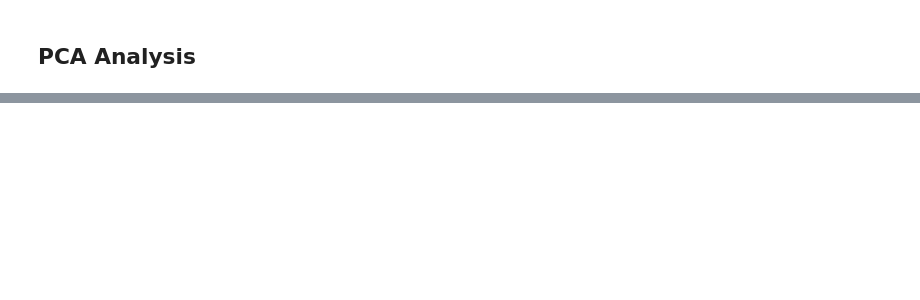
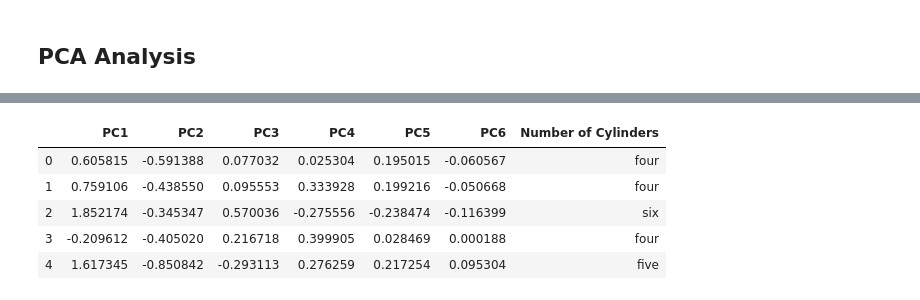
Before and after one commit to mossnick/VIS_Analitics_PCA, a Jupyter notebook: Car_PCA.ipynb, the cells around one changed output, grey strips where cells are left out. Cells and saved outputs as stored; diff of their text form; code cells hidden in the pictures; blank space fills up the shorter version.

```diff
--- a/Car_PCA.ipynb
+++ b/Car_PCA.ipynb
@@ -95,0 +164,12 @@ TypeError: cannot concatenate object of type "<class 'list'>"; only pd.Series, p
+# %%
+num_cyl = car_data['Number of Cylinders'].reset_index().drop(['index'],axis=1) # resting index to accounut for dropped rows
+# %%
+df_scores = pd.concat([scores_df, num_cyl] ,axis=1)
+df_scores.head() # creating scores data frame linked to target cylinders
+# %% [output]
+|  | PC1 | PC2 | PC3 | PC4 | PC5 | PC6 | Number of Cylinders |
+| 0 | 0.605815 | -0.591388 | 0.077032 | 0.025304 | 0.195015 | -0.060567 | four |
+| 1 | 0.759106 | -0.438550 | 0.095553 | 0.333928 | 0.199216 | -0.050668 | four |
+| 2 | 1.852174 | -0.345347 | 0.570036 | -0.275556 | -0.238474 | -0.116399 | six |
+| 3 | -0.209612 | -0.405020 | 0.216718 | 0.399905 | 0.028469 | 0.000188 | four |
+| 4 | 1.617345 | -0.850842 | -0.293113 | 0.276259 | 0.217254 | 0.095304 | five |
```
Also changed, not shown: parts of 37 cells of this notebook.
